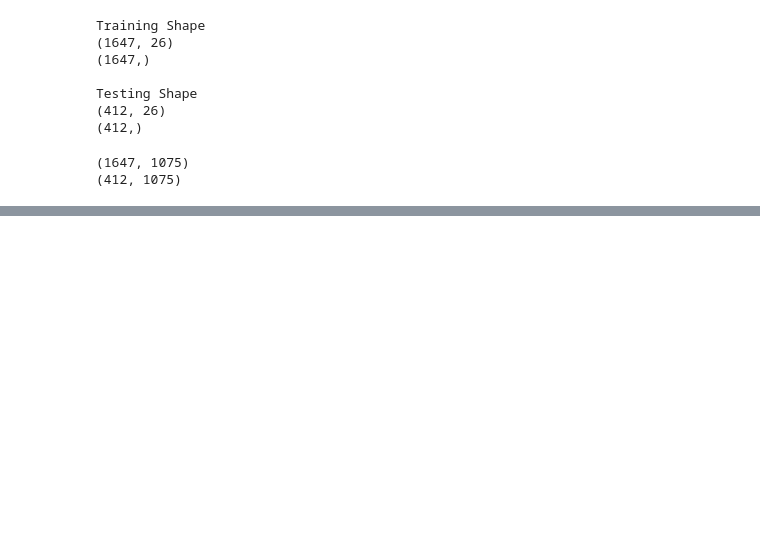
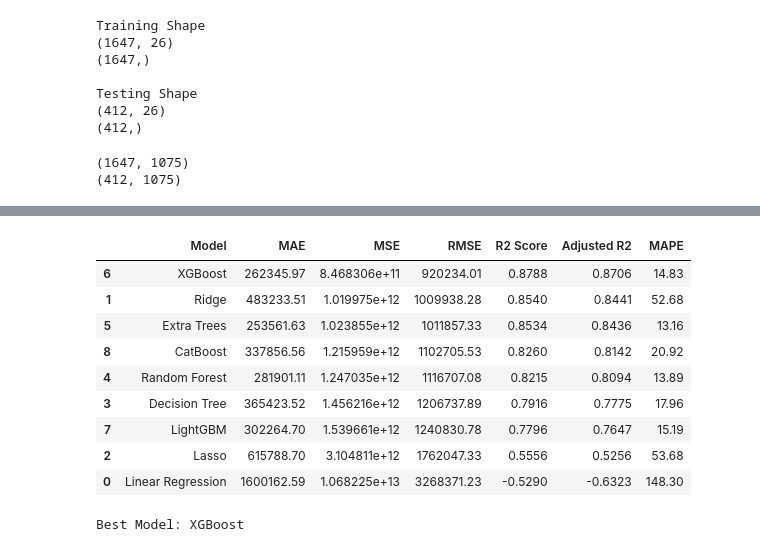
Before and after one commit to dhriti-gupta-06/AI-Vehicle-Valuation-Platform, a Jupyter notebook: notebook.ipynb, the cells around one changed output, grey strips where cells are left out. Cells and saved outputs as stored; diff of their text form; code cells hidden in the pictures; blank space fills up the shorter version.

```diff
--- a/notebook.ipynb
+++ b/notebook.ipynb
@@ -583,0 +640,19 @@ print(X_test_processed.shape)
+# %%
+results_df = results_df.round({"MAE": 2,"MSE": 2,"RMSE": 2,"R2 Score": 4,"Adjusted R2": 4,"MAPE": 2})
+results_df
+# %% [output]
+|  | Model | MAE | MSE | RMSE | R2 Score | Adjusted R2 | MAPE |
+| 6 | XGBoost | 262345.97 | 8.468306e+11 | 920234.01 | 0.8788 | 0.8706 | 14.83 |
+| 1 | Ridge | 483233.51 | 1.019975e+12 | 1009938.28 | 0.8540 | 0.8441 | 52.68 |
+| 5 | Extra Trees | 253561.63 | 1.023855e+12 | 1011857.33 | 0.8534 | 0.8436 | 13.16 |
+| 8 | CatBoost | 337856.56 | 1.215959e+12 | 1102705.53 | 0.8260 | 0.8142 | 20.92 |
+| 4 | Random Forest | 281901.11 | 1.247035e+12 | 1116707.08 | 0.8215 | 0.8094 | 13.89 |
+| 3 | Decision Tree | 365423.52 | 1.456216e+12 | 1206737.89 | 0.7916 | 0.7775 | 17.96 |
+| 7 | LightGBM | 302264.70 | 1.539661e+12 | 1240830.78 | 0.7796 | 0.7647 | 15.19 |
+| 2 | Lasso | 615788.70 | 3.104811e+12 | 1762047.33 | 0.5556 | 0.5256 | 53.68 |
+| 0 | Linear Regression | 1600162.59 | 1.068225e+13 | 3268371.23 | -0.5290 | -0.6323 | 148.30 |
+# %%
+best_model_name = results_df.iloc[0]["Model"]
+print("Best Model:", best_model_name)
+# %% [output]
+Best Model: XGBoost
```
Also changed, not shown: parts of 27 cells of this notebook, 5 other files.
